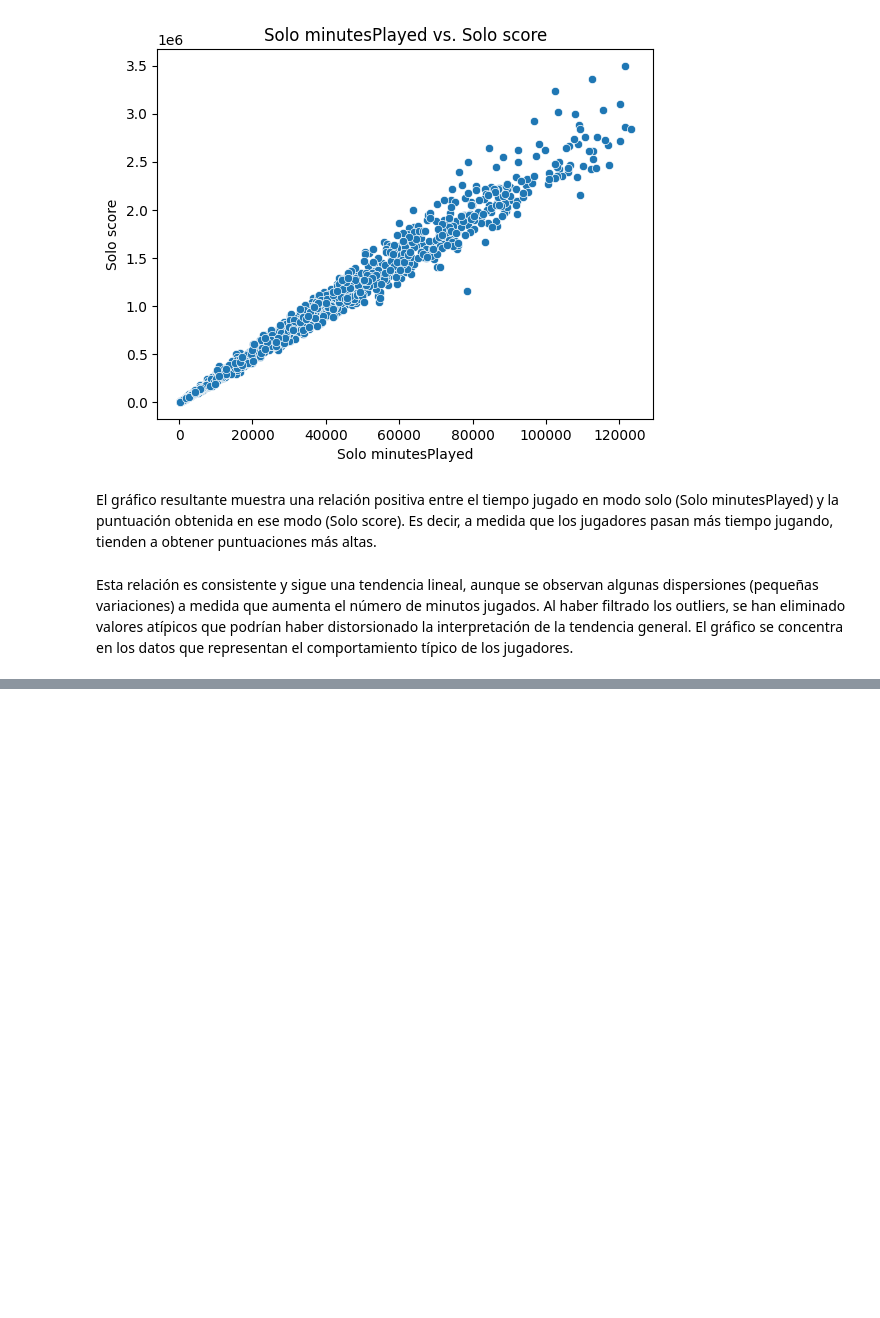
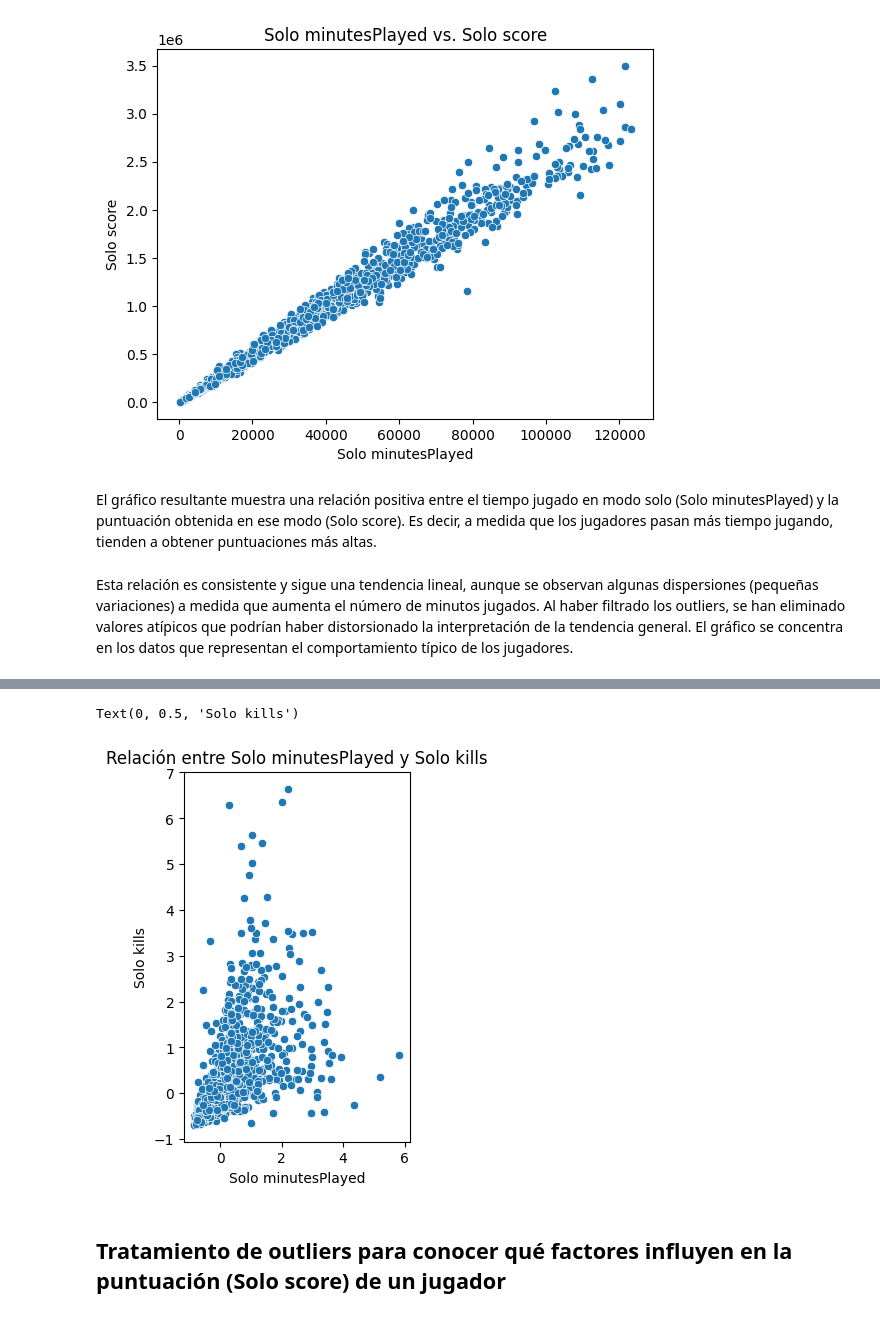
Before and after one commit to Perrogamer777/fortnite-machine, a Jupyter notebook: notebooks/note_fortinaiti.ipynb, the cells around one changed output, grey strips where cells are left out. Saved outputs shown, nothing was run; the diff lists cells and outputs as text; code cells hidden in the pictures; blank space fills up the shorter version.

```diff
--- a/notebooks/note_fortinaiti.ipynb
+++ b/notebooks/note_fortinaiti.ipynb
@@ -462,0 +578,3 @@ Al haber filtrado los outliers, se han eliminado valores atípicos que podrían
+# %%
+scaler = RobustScaler()
+df[['Solo minutesPlayed', 'Solo kills']] = scaler.fit_transform(df[['Solo minutesPlayed', 'Solo kills']])
@@ -462,0 +587,12 @@ Al haber filtrado los outliers, se han eliminado valores atípicos que podrían
+# %%
+# Visualizar outliers
+plt.subplot(1, 2, 1)
+sb.scatterplot(x=df['Solo minutesPlayed'], y=df['Solo kills'])
+plt.title('Relación entre Solo minutesPlayed y Solo kills')
+plt.xlabel('Solo minutesPlayed')
+plt.ylabel('Solo kills')
+# %% [output]
+Text(0, 0.5, 'Solo kills')
+[figure, added]
+# %% [markdown]
+## Tratamiento de outliers para conocer qué factores influyen en la puntuación (Solo score) de un jugador
```
Also changed, not shown: parts of 21 cells of this notebook, 4 other files.
